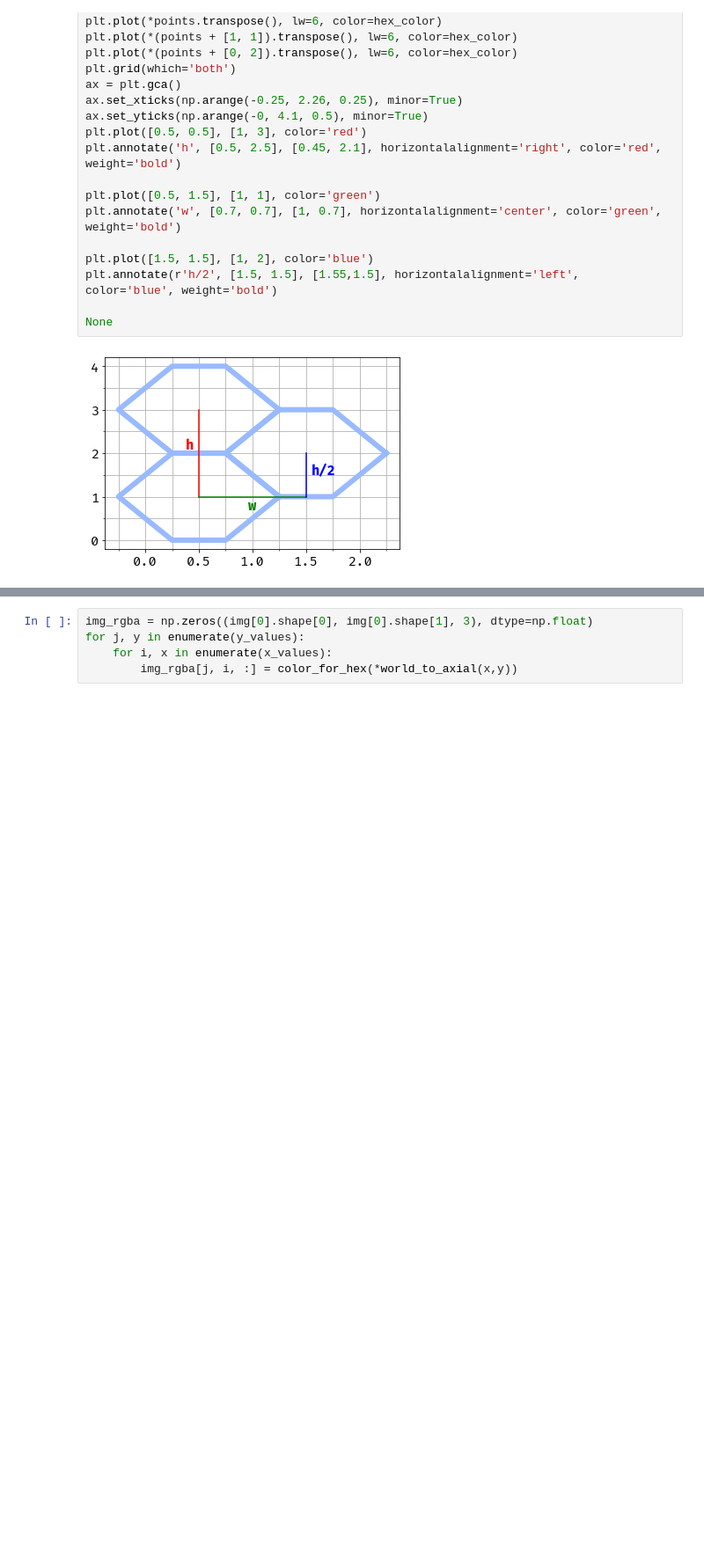
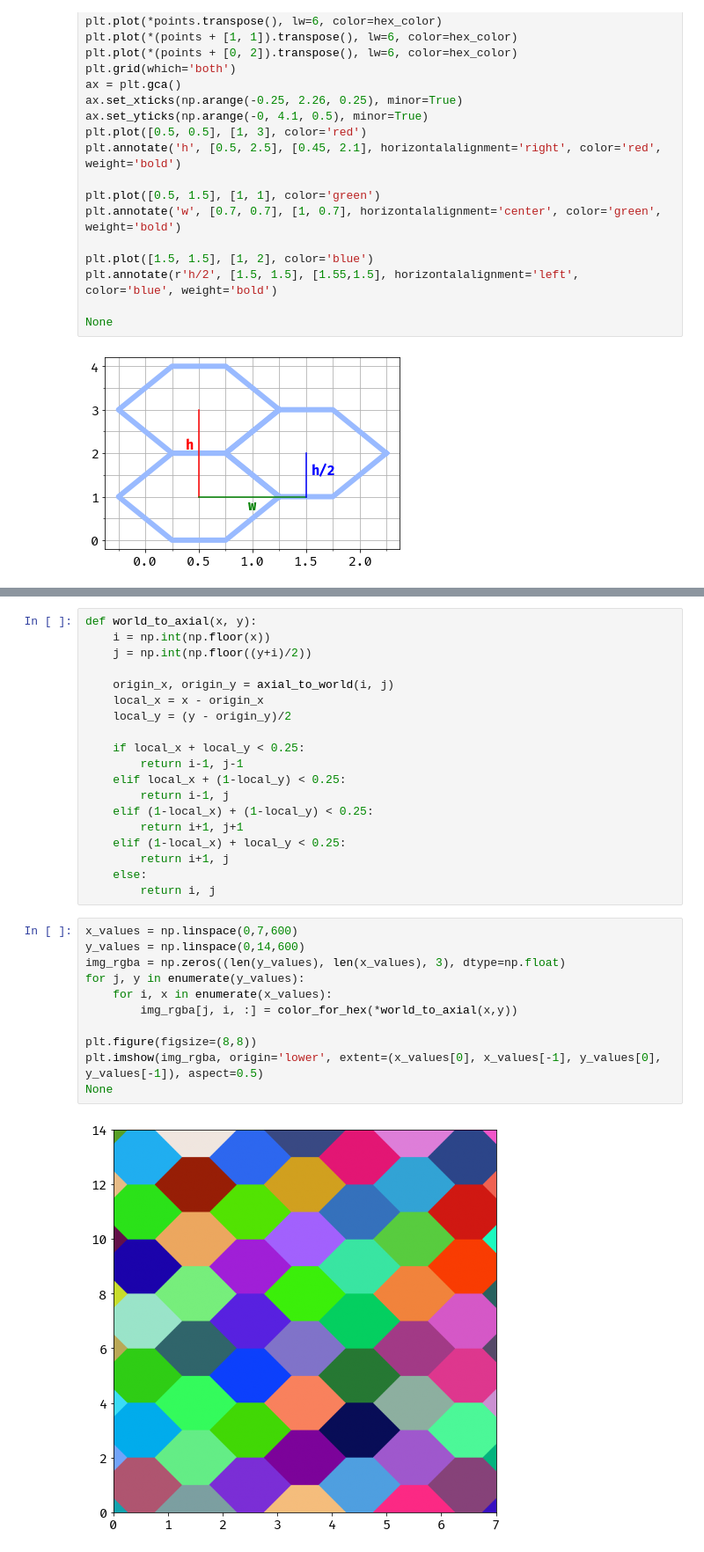
Before and after one commit to jthorniley/notebooks, a Jupyter notebook: Hex Coordinates.ipynb, the cells around one changed output, grey strips where cells are left out. Shown at 88% size. Saved outputs shown, nothing was run; the diff lists cells and outputs as text; blank space fills up the shorter version.

```diff
--- a/Hex Coordinates.ipynb
+++ b/Hex Coordinates.ipynb
@@ -82,5 +129,32 @@ def world_to_axial(x, y):
+# %%
+def world_to_axial(x, y):
+    i = np.int(np.floor(x))
+    j = np.int(np.floor((y+i)/2))
+
+    origin_x, origin_y = axial_to_world(i, j)
+    local_x = x - origin_x
+    local_y = (y - origin_y)/2
+
+    if local_x + local_y < 0.25:
+        return i-1, j-1
+    elif local_x + (1-local_y) < 0.25:
+        return i-1, j
+    elif (1-local_x) + (1-local_y) < 0.25:
+        return i+1, j+1
+    elif (1-local_x) + local_y < 0.25:
+        return i+1, j
+    else:
+        return i, j
 # %%
-img_rgba = np.zeros((img[0].shape[0], img[0].shape[1], 3), dtype=np.float)
+x_values = np.linspace(0,7,600)
+y_values = np.linspace(0,14,600)
+img_rgba = np.zeros((len(y_values), len(x_values), 3), dtype=np.float)
 for j, y in enumerate(y_values):
     for i, x in enumerate(x_values):
         img_rgba[j, i, :] = color_for_hex(*world_to_axial(x,y))
+
+plt.figure(figsize=(8,8))
+plt.imshow(img_rgba, origin='lower', extent=(x_values[0], x_values[-1], y_values[0], y_values[-1]), aspect=0.5)
+None
+# %% [output]
+[figure, added]
```
Also changed, not shown: parts of 20 cells of this notebook, 10 other files.
